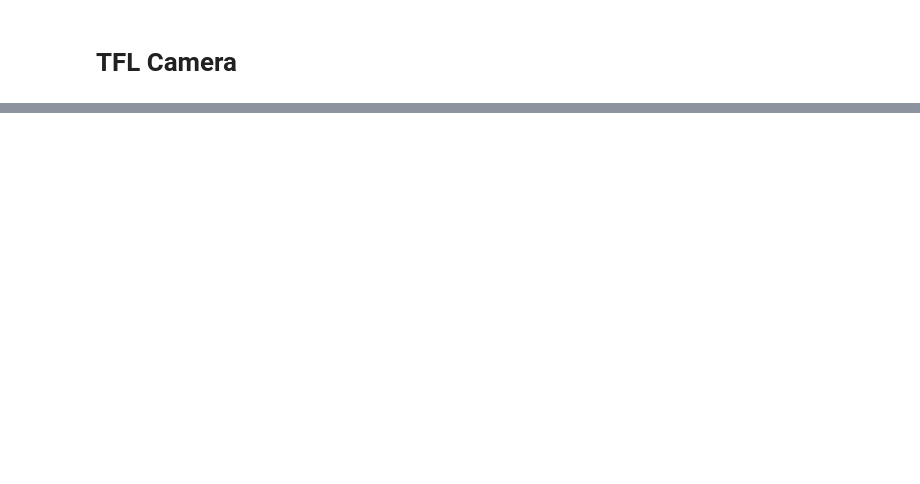
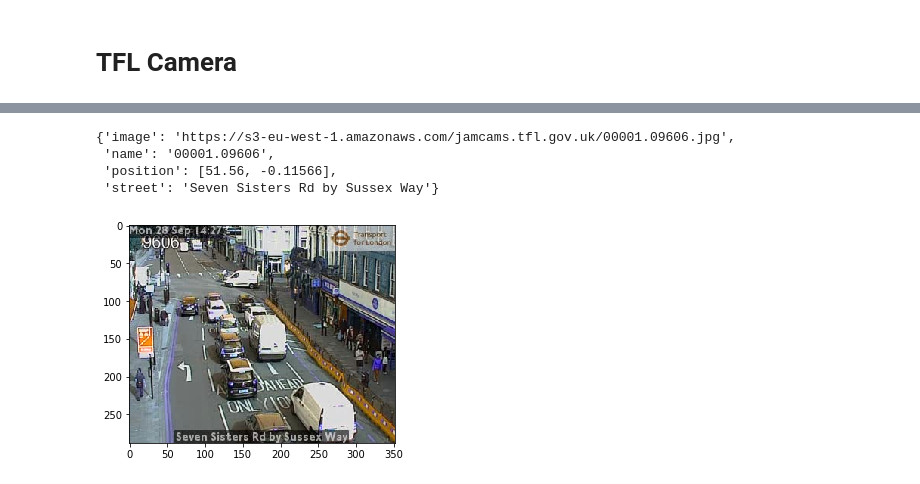
Before and after one commit to hao-hao-hao/notebooks, a Jupyter notebook: tfl_camera.ipynb, the cells around one changed output, grey strips where cells are left out. Saved outputs shown, nothing was run; the diff lists cells and outputs as text; code cells hidden in the pictures; blank space fills up the shorter version.

```diff
--- a/tfl_camera.ipynb
+++ b/tfl_camera.ipynb
@@ -58,0 +36,33 @@ Use tf.where in 2.0, which has the same broadcast rule as np.where
+# %%
+'''
+get cameras address from TFL
+'''
+def get_cameras(api):
+    r = requests.get(api)
+    if r.status_code != 200:
+        return []
+    results = r.json()
+    cameras = []
+    for result in results:
+        image_url = [ property for property in result['additionalProperties'] if property['key'].lower()=='imageurl'][0]['value']
+        if len(image_url)>2:
+            cameras.append({'name': image_url.split('/')[-1].split('.jpg')[0], 'image':image_url, 'position':[
+                result['lat'], result['lon']], 'street':result['commonName']})
+    return cameras
+# %%
+cameras = get_cameras(tfl_api)
+cameras[200]
+# %% [output]
+{'image': 'https://s3-eu-west-1.amazonaws.com/jamcams.tfl.gov.uk/00001.09606.jpg',
+ 'name': '00001.09606',
+ 'position': [51.56, -0.11566],
+ 'street': 'Seven Sisters Rd by Sussex Way'}
+# %%
+# Pick the Image
+res = requests.get(cameras[200]['image'], stream=True).raw
+image = np.asarray(bytearray(res.read()), dtype='uint8')
+image = cv2.imdecode(image, cv2.IMREAD_COLOR)
+plt.imshow(image, interpolation='nearest')
+plt.show()
+# %% [output]
+[figure, added]
```
Also changed, not shown: parts of 4 cells of this notebook.
